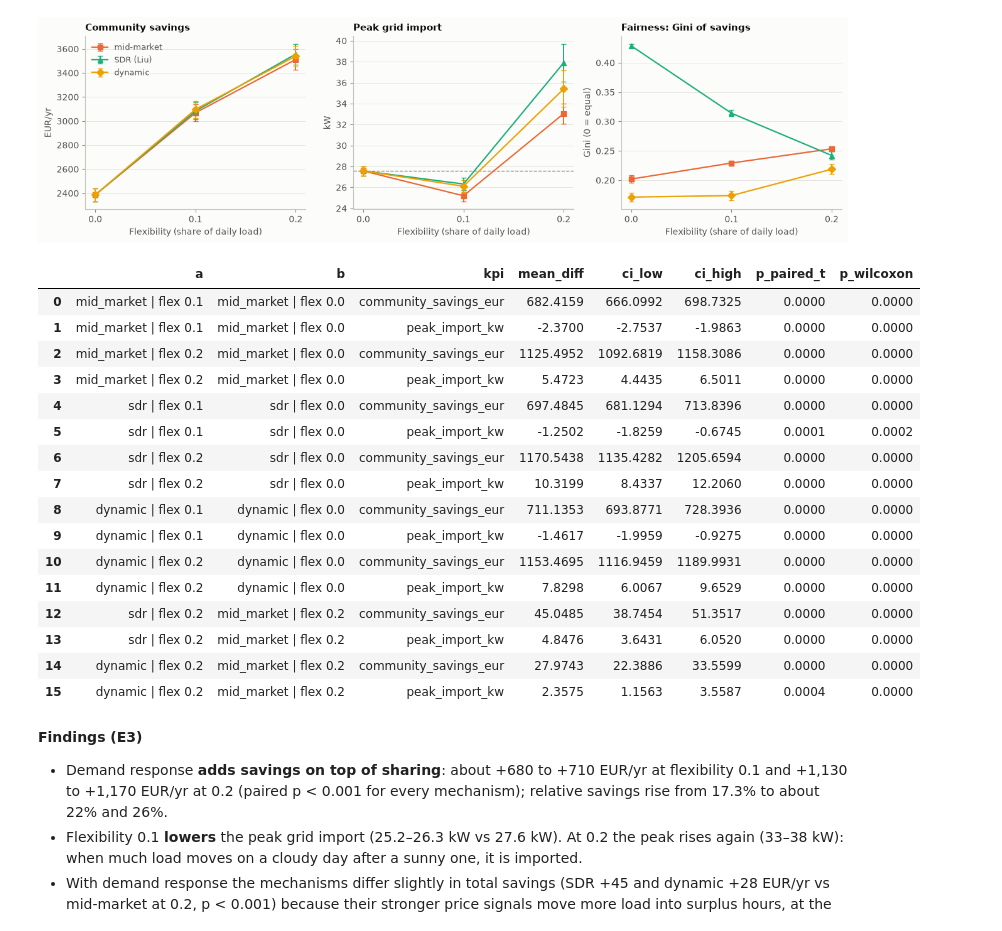
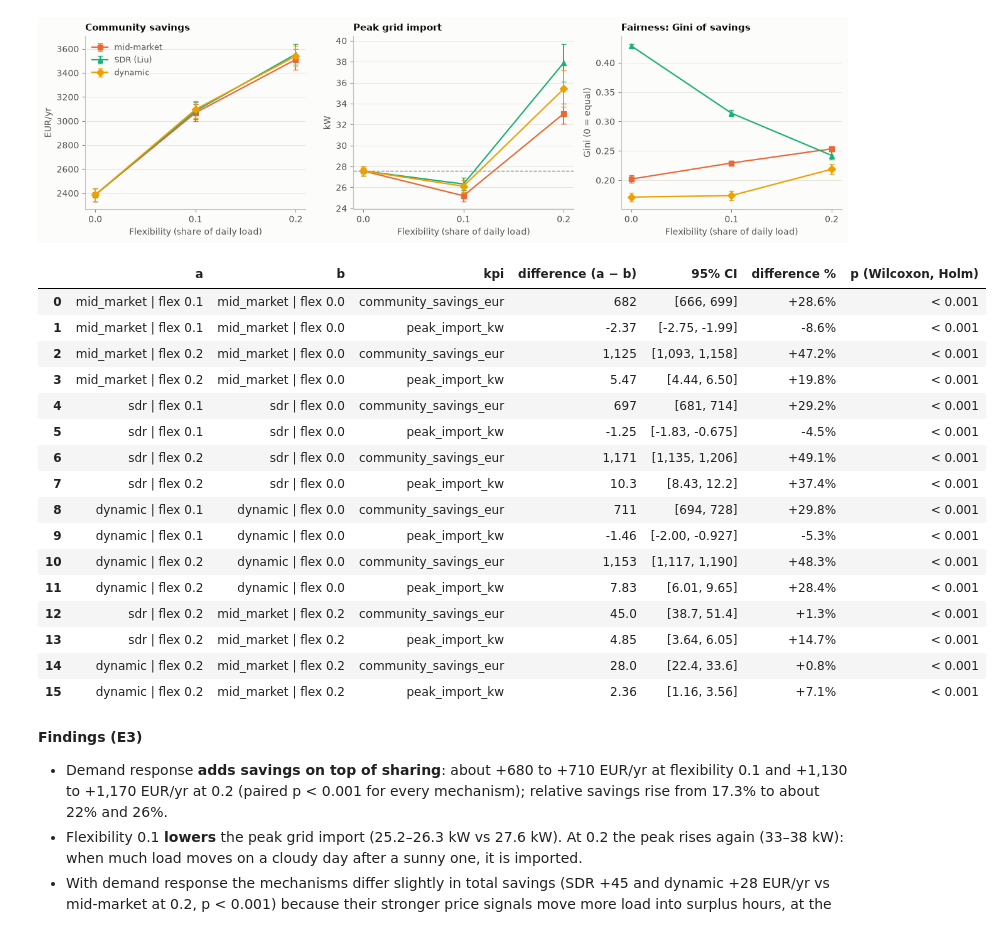
Before and after one commit to Cibs1/GridSimulation, a Jupyter notebook: notebooks/02_experiments.ipynb, the cells around one changed output. Drawn from its saved outputs; the diff is of its cells as text; code cells hidden in the pictures.

```diff
--- a/notebooks/02_experiments.ipynb
+++ b/notebooks/02_experiments.ipynb
@@ -709,31 +726,31 @@ fig.savefig(FIGS / "e3_demand_response.png", dpi=150)
 # %%
 rows = []
 for m in ["mid_market", "sdr", "dynamic"]:
     for f in [0.1, 0.2]:
         for kpi in ["community_savings_eur", "peak_import_kw"]:
             rows.append(paired(e3, kpi, lab3(m, f), lab3(m, 0.0)))
 for m in ["sdr", "dynamic"]:
     for kpi in ["community_savings_eur", "peak_import_kw"]:
         rows.append(paired(e3, kpi, lab3(m, 0.2), lab3("mid_market", 0.2)))
-pd.DataFrame(rows).round(4)
+brief(pd.DataFrame(rows))
 # %% [output]
-|  | a | b | kpi | mean_diff | ci_low | ci_high | p_paired_t | p_wilcoxon |
-| 0 | mid_market | flex 0.1 | mid_market | flex 0.0 | community_savings_eur | 682.4159 | 666.0992 | 698.7325 | 0.0000 | 0.0000 |
-| 1 | mid_market | flex 0.1 | mid_market | flex 0.0 | peak_import_kw | -2.3700 | -2.7537 | -1.9863 | 0.0000 | 0.0000 |
-| 2 | mid_market | flex 0.2 | mid_market | flex 0.0 | community_savings_eur | 1125.4952 | 1092.6819 | 1158.3086 | 0.0000 | 0.0000 |
-| 3 | mid_market | flex 0.2 | mid_market | flex 0.0 | peak_import_kw | 5.4723 | 4.4435 | 6.5011 | 0.0000 | 0.0000 |
-| 4 | sdr | flex 0.1 | sdr | flex 0.0 | community_savings_eur | 697.4845 | 681.1294 | 713.8396 | 0.0000 | 0.0000 |
-| 5 | sdr | flex 0.1 | sdr | flex 0.0 | peak_import_kw | -1.2502 | -1.8259 | -0.6745 | 0.0001 | 0.0002 |
-| 6 | sdr | flex 0.2 | sdr | flex 0.0 | community_savings_eur | 1170.5438 | 1135.4282 | 1205.6594 | 0.0000 | 0.0000 |
-| 7 | sdr | flex 0.2 | sdr | flex 0.0 | peak_import_kw | 10.3199 | 8.4337 | 12.2060 | 0.0000 | 0.0000 |
-| 8 | dynamic | flex 0.1 | dynamic | flex 0.0 | community_savings_eur | 711.1353 | 693.8771 | 728.3936 | 0.0000 | 0.0000 |
-| 9 | dynamic | flex 0.1 | dynamic | flex 0.0 | peak_import_kw | -1.4617 | -1.9959 | -0.9275 | 0.0000 | 0.0000 |
-| 10 | dynamic | flex 0.2 | dynamic | flex 0.0 | community_savings_eur | 1153.4695 | 1116.9459 | 1189.9931 | 0.0000 | 0.0000 |
-| 11 | dynamic | flex 0.2 | dynamic | flex 0.0 | peak_import_kw | 7.8298 | 6.0067 | 9.6529 | 0.0000 | 0.0000 |
-| 12 | sdr | flex 0.2 | mid_market | flex 0.2 | community_savings_eur | 45.0485 | 38.7454 | 51.3517 | 0.0000 | 0.0000 |
-| 13 | sdr | flex 0.2 | mid_market | flex 0.2 | peak_import_kw | 4.8476 | 3.6431 | 6.0520 | 0.0000 | 0.0000 |
-| 14 | dynamic | flex 0.2 | mid_market | flex 0.2 | community_savings_eur | 27.9743 | 22.3886 | 33.5599 | 0.0000 | 0.0000 |
-| 15 | dynamic | flex 0.2 | mid_market | flex 0.2 | peak_import_kw | 2.3575 | 1.1563 | 3.5587 | 0.0004 | 0.0000 |
+|  | a | b | kpi | difference (a − b) | 95% CI | difference % | p (Wilcoxon, Holm) |
+| 0 | mid_market | flex 0.1 | mid_market | flex 0.0 | community_savings_eur | 682 | [666, 699] | +28.6% | < 0.001 |
+| 1 | mid_market | flex 0.1 | mid_market | flex 0.0 | peak_import_kw | -2.37 | [-2.75, -1.99] | -8.6% | < 0.001 |
+| 2 | mid_market | flex 0.2 | mid_market | flex 0.0 | community_savings_eur | 1,125 | [1,093, 1,158] | +47.2% | < 0.001 |
+| 3 | mid_market | flex 0.2 | mid_market | flex 0.0 | peak_import_kw | 5.47 | [4.44, 6.50] | +19.8% | < 0.001 |
+| 4 | sdr | flex 0.1 | sdr | flex 0.0 | community_savings_eur | 697 | [681, 714] | +29.2% | < 0.001 |
+| 5 | sdr | flex 0.1 | sdr | flex 0.0 | peak_import_kw | -1.25 | [-1.83, -0.675] | -4.5% | < 0.001 |
+| 6 | sdr | flex 0.2 | sdr | flex 0.0 | community_savings_eur | 1,171 | [1,135, 1,206] | +49.1% | < 0.001 |
+| 7 | sdr | flex 0.2 | sdr | flex 0.0 | peak_import_kw | 10.3 | [8.43, 12.2] | +37.4% | < 0.001 |
+| 8 | dynamic | flex 0.1 | dynamic | flex 0.0 | community_savings_eur | 711 | [694, 728] | +29.8% | < 0.001 |
+| 9 | dynamic | flex 0.1 | dynamic | flex 0.0 | peak_import_kw | -1.46 | [-2.00, -0.927] | -5.3% | < 0.001 |
+| 10 | dynamic | flex 0.2 | dynamic | flex 0.0 | community_savings_eur | 1,153 | [1,117, 1,190] | +48.3% | < 0.001 |
+| 11 | dynamic | flex 0.2 | dynamic | flex 0.0 | peak_import_kw | 7.83 | [6.01, 9.65] | +28.4% | < 0.001 |
+| 12 | sdr | flex 0.2 | mid_market | flex 0.2 | community_savings_eur | 45.0 | [38.7, 51.4] | +1.3% | < 0.001 |
+| 13 | sdr | flex 0.2 | mid_market | flex 0.2 | peak_import_kw | 4.85 | [3.64, 6.05] | +14.7% | < 0.001 |
+| 14 | dynamic | flex 0.2 | mid_market | flex 0.2 | community_savings_eur | 28.0 | [22.4, 33.6] | +0.8% | < 0.001 |
+| 15 | dynamic | flex 0.2 | mid_market | flex 0.2 | peak_import_kw | 2.36 | [1.16, 3.56] | +7.1% | < 0.001 |
 # %% [markdown]
 **Findings (E3)**
 
```
Also changed, not shown: parts of 15 cells of this notebook, 7 other files.
